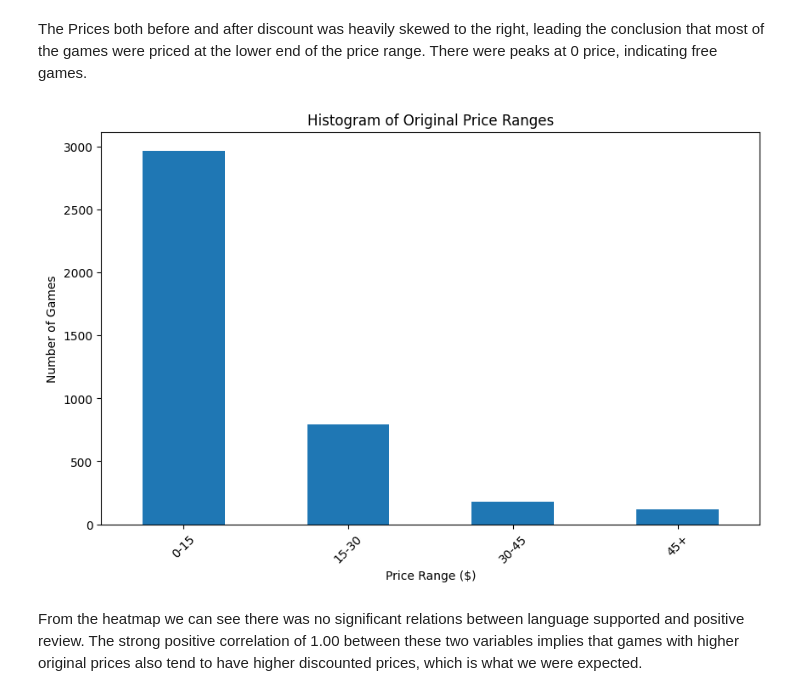
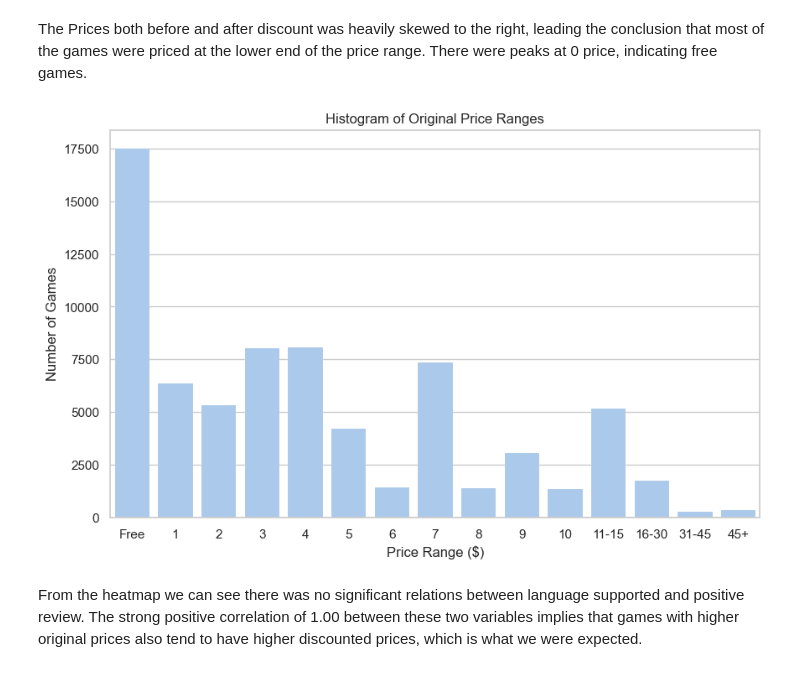
Before and after one commit to Aaron3963/COGS-118B-Project, a Jupyter notebook: FinalProject.ipynb, the cells around one changed output. Cells and saved outputs as stored; diff of their text form; code cells hidden in the pictures.

```diff
--- a/FinalProject.ipynb
+++ b/FinalProject.ipynb
@@ -272,20 +263,23 @@ import matplotlib.pyplot as plt
 import seaborn as sns
 from scipy.stats import zscore
 import numpy as np
+
+sns.set_theme(style = "whitegrid")
 # %%
 df['Price Range'] = pd.cut(df['Original Price'],
-                           bins=[0, 15, 30, 45, float('inf')],
+                           bins=[-0.01, 0.01, 1, 2, 3, 4, 5, 6, 7, 8, 9, 10, 15, 30, 45, float('inf')],
                            right=False,
-                           labels=['0-15', '15-30', '30-45', '45+'])
+                           labels=['Free', '1', '2', '3', '4', '5', '6', '7', '8', '9', '10', '11-15', '16-30', '31-45', '45+'])
+
 plt.figure(figsize=(10, 6))
-df['Price Range'].value_counts().sort_index().plot(kind='bar')
+sns.set_palette(['#a1c9f4'])
+sns.countplot(data=df, x='Price Range', order=['Free', '1', '2', '3', '4', '5', '6', '7', '8', '9', '10', '11-15', '16-30', '31-45', '45+'], linewidth=0.1)
 plt.title('Histogram of Original Price Ranges')
 plt.xlabel('Price Range ($)')
 plt.ylabel('Number of Games')
-plt.xticks(rotation=45)
 plt.show()
 # %% [output]
-[figure, old version]
+[figure, new version]
 # %% [markdown]
 From the heatmap we can see there was no significant relations between language supported and positive review. The strong positive correlation of 1.00 between these two variables implies that games with higher original prices also tend to have higher discounted prices, which is what we were expected.
 # %%
```
Also changed, not shown: parts of 10 cells of this notebook.
